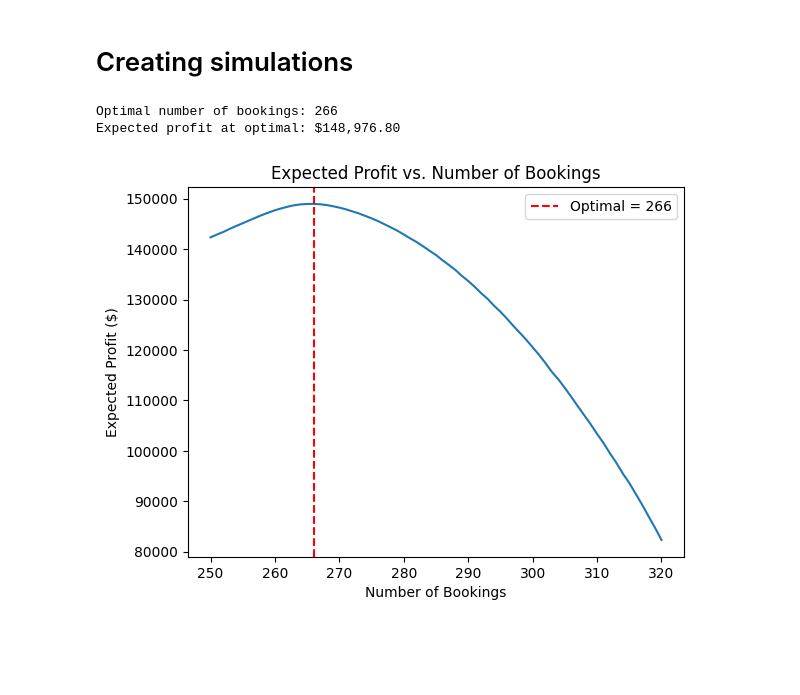
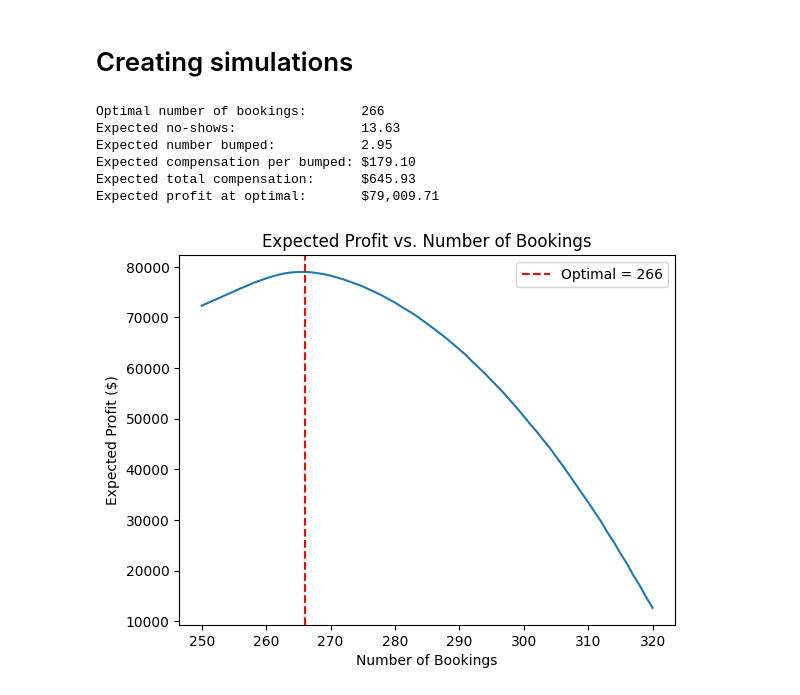
Before and after one commit to SanjiS02/MGT-155-Final-Project, a Jupyter notebook: overbooking_problem/overbooking_problem.ipynb, the cells around one changed output. Cells and saved outputs as stored; diff of their text form; code cells hidden in the pictures; blank space fills up the shorter version.

```diff
--- a/overbooking_problem/overbooking_problem.ipynb
+++ b/overbooking_problem/overbooking_problem.ipynb
@@ -27,6 +27,7 @@ import matplotlib.pyplot as plt
 # assign variables
 available_seats = 250
 revenue_per_seat = 600
+fixed_cost = 70000
 N = 10000  # number of simulations
 
 
@@ -50,14 +51,15 @@ y = beta0_ns + beta1_ns * x
 plt.plot(x, y, color='red', linewidth=2)
 plt.show()
 print(f"Regression coefficients of no_shows on booked: beta0 = {beta0_ns:.2f}, beta1 = {beta1_ns:.2f}")
-# calculate the standard deviation of no_shows using numpy's std function
+# calculate the standard deviation of no_shows using sample std (ddof=1) from regression residuals
 residuals_ns = data['no_shows'] - (beta0_ns + beta1_ns * data['booked'])
-sigma_ns = np.std(residuals_ns)
+sigma_ns = np.std(residuals_ns, ddof=1)
 print(f"Standard deviation of no_shows: sigma = {sigma_ns:.2f}")
 
 
 
-# remove the rows where bumped is 0 for a more accurate regression analysis of compensation_per_bumped on bumped, since compensation_per_bumped is only relevant for bumped passengers
+# remove rows where bumped is 0 for a more accurate regression analysis of compensation_per_bumped,
+# since compensation_per_bumped is only relevant for bumped passengers
 bumped_not_0 = data[data['bumped'] > 0]
 # graph the relationship between bumped and compensation_per_bumped
 plt.scatter(bumped_not_0['bumped'], bumped_not_0['compensation_per_bumped'], alpha=0.5)
@@ -71,9 +73,9 @@ y = beta0_cb + beta1_cb * x
 plt.plot(x, y, color='red', linewidth=2)
 plt.show()
 print(f"Regression coefficients of compensation_per_bumped on bumped: beta0 = {beta0_cb:.2f}, beta1 = {beta1_cb:.2f}")
-# find std from the regressed line and the actual data points, using numpy's std function
+# calculate the standard deviation using sample std (ddof=1) from regression residuals
 residuals_cb = bumped_not_0['compensation_per_bumped'] - (beta0_cb + beta1_cb * bumped_not_0['bumped'])
-sigma_cb = np.std(residuals_cb)
+sigma_cb = np.std(residuals_cb, ddof=1)
 print(f"Standard deviation of compensation_per_bumped: sigma = {sigma_cb:.2f}")
 # %% [output]
  flight_id  booked  no_shows  bumped  total_compensation  compensation_per_bumped
@@ -91,45 +93,64 @@ Standard deviation of compensation_per_bumped: sigma = 9.18
 # %% [markdown]
 # Creating simulations
 # %%
-# function to simulate no_shows
-def no_shows(booked, beta0, beta1, sigma, N):
+# function to simulate no_shows — clipped to [0, booked] since no-shows cannot be
+# negative or exceed the number of booked passengers
+def simulate_no_shows(booked, beta0, beta1, sigma, N):
     mean_no_shows = beta0 + beta1 * booked
-    simulated_no_shows = np.random.normal(mean_no_shows, sigma, N)
-    return simulated_no_shows
+    samples = np.random.normal(mean_no_shows, sigma, N)
+    return np.clip(samples, 0, booked)
 
-# function to simulate compensation_per_bumped
-def compensation_per_bumped(bumped, beta0, beta1, sigma):
+# function to simulate compensation_per_bumped — clipped at 0 since compensation
+# cannot be negative
+def simulate_compensation_per_bumped(bumped, beta0, beta1, sigma):
     mean_compensation = beta0 + beta1 * bumped
-    simulated_compensation = np.random.normal(mean_compensation, sigma, len(bumped) if hasattr(bumped, '__len__') else 1)
-    return simulated_compensation
+    samples = np.random.normal(mean_compensation, sigma, len(bumped))
+    return np.maximum(0, samples)
 
 # loop over candidate booking numbers to find the optimal
 booking_range = range(250, 321)
 expected_profits = []
 
 for booked in booking_range:
-    simulated_no_shows = no_shows(booked, beta0_ns, beta1_ns, sigma_ns, N)
-    show_ups = booked - simulated_no_shows
+    sim_no_shows = simulate_no_shows(booked, beta0_ns, beta1_ns, sigma_ns, N)
+    show_ups = booked - sim_no_shows
     bumped = np.maximum(0, show_ups - available_seats)
-    comp = compensation_per_bumped(bumped, beta0_cb, beta1_cb, sigma_cb)
+    comp = simulate_compensation_per_bumped(bumped, beta0_cb, beta1_cb, sigma_cb)
     seated = np.minimum(show_ups, available_seats)
-    fixed_cost = 70000
     profit = seated * revenue_per_seat - bumped * comp - fixed_cost
     expected_profits.append(np.mean(profit))
 
 optimal_booked = list(booking_range)[np.argmax(expected_profits)]
-print(f"Optimal number of bookings: {optimal_booked}")
-print(f"Expected profit at optimal: ${max(expected_profits):,.2f}")
+
+# re-simulate at the optimal booking number to extract all metrics
+sim_no_shows = simulate_no_shows(optimal_booked, beta0_ns, beta1_ns, sigma_ns, N)
+sim_show_ups = optimal_booked - sim_no_shows
+sim_bumped = np.maximum(0, sim_show_ups - available_seats)
+sim_comp = simulate_compensation_per_bumped(sim_bumped, beta0_cb, beta1_cb, sigma_cb)
+sim_total_comp = sim_bumped * sim_comp
+sim_seated = np.minimum(sim_show_ups, available_seats)
+sim_profit = sim_seated * revenue_per_seat - sim_total_comp - fixed_cost
+
+print(f"Optimal number of bookings:       {optimal_booked}")
+print(f"Expected no-shows:                {np.mean(sim_no_shows):.2f}")
+print(f"Expected number bumped:           {np.mean(sim_bumped):.2f}")
+print(f"Expected compensation per bumped: ${np.mean(sim_comp[sim_bumped > 0]):.2f}")
+print(f"Expected total compensation:      ${np.mean(sim_total_comp):,.2f}")
+print(f"Expected profit at optimal:       ${np.mean(sim_profit):,.2f}")
 
 # plot expected profit vs bookings
 plt.plot(list(booking_range), expected_profits)
 plt.xlabel('Number of Bookings')
 plt.ylabel('Expected Profit ($)')
 plt.title('Expected Profit vs. Number of Bookings')
 plt.axvline(optimal_booked, color='red', linestyle='--', label=f'Optimal = {optimal_booked}')
 plt.legend()
 plt.show()
 # %% [output]
-Optimal number of bookings: 266
-Expected profit at optimal: $148,976.80
+Optimal number of bookings:       266
+Expected no-shows:                13.63
+Expected number bumped:           2.95
+Expected compensation per bumped: $179.10
+Expected total compensation:      $645.93
+Expected profit at optimal:       $79,009.71
-[figure, old version]
+[figure, new version]
```
Also changed, not shown: parts of 1 cell of this notebook.
